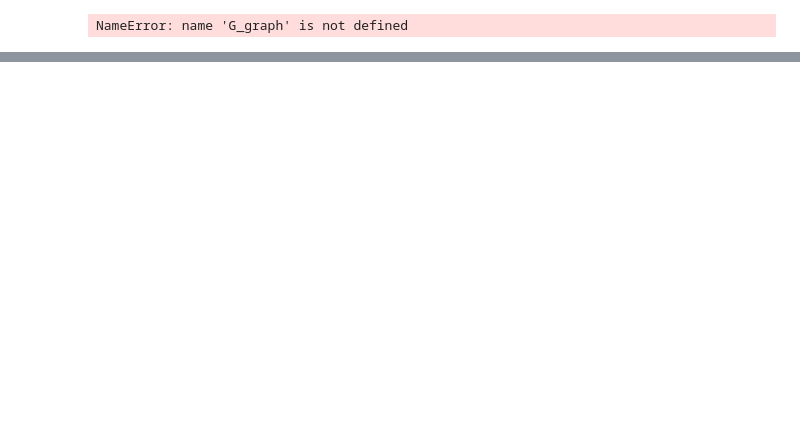
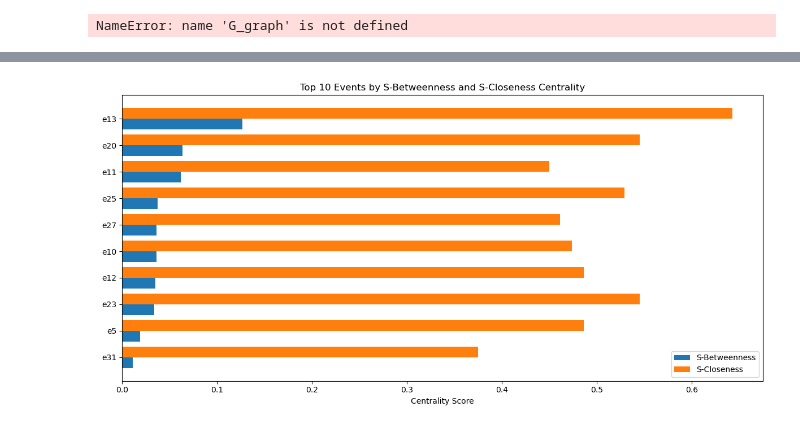
Before and after one commit to bellastewart/knowledge_graph, a Jupyter notebook: codependent.ipynb, the cells around one changed output, grey strips where cells are left out. Drawn from its saved outputs; the diff is of its cells as text; code cells hidden in the pictures; blank space fills up the shorter version.

```diff
--- a/codependent.ipynb
+++ b/codependent.ipynb
@@ -222,0 +237,6 @@ NameError: name 'G_graph' is not defined
+# %%
+H = H_hypergraph
+edge_sizes = {e: len(H.edges[e]) for e in H.edges}
+
+for edge, size in edge_sizes.items():
+    print(f"{edge}: {size}")
@@ -222,0 +314,47 @@ NameError: name 'G_graph' is not defined
+# %%
+import matplotlib.pyplot as plt
+import pandas as pd
+from hypernetx.algorithms.s_centrality_measures import (
+    s_betweenness_centrality,
+    s_closeness_centrality
+)
+
+# Compute s=1 centralities
+s = 1
+bet_centrality = s_betweenness_centrality(H, s=s)
+close_centrality = s_closeness_centrality(H, s=s)
+
+# Combine into a DataFrame
+df = pd.DataFrame([
+    {
+        "Event": node,
+        "S-Betweenness Centrality": bet_centrality.get(node, 0.0),
+        "S-Closeness Centrality": close_centrality.get(node, 0.0)
+    }
+    for node in set(bet_centrality) | set(close_centrality)
+])
+
+# Sort and take top N
+N = 10  # Change this number as desired
+df_top = df.sort_values(by="S-Betweenness Centrality", ascending=False).head(N)
+
+# Plot
+fig, ax = plt.subplots(figsize=(12, 6))
+bar_width = 0.4
+x = range(len(df_top))
+
+# Plot bars
+ax.barh([i + bar_width for i in x], df_top["S-Betweenness Centrality"], bar_width, label="S-Betweenness")
+ax.barh(x, df_top["S-Closeness Centrality"], bar_width, label="S-Closeness")
+
+# Labeling
+ax.set_yticks([i + bar_width / 2 for i in x])
+ax.set_yticklabels(df_top["Event"])
+ax.invert_yaxis()
+ax.set_xlabel("Centrality Score")
+ax.set_title(f"Top {N} Events by S-Betweenness and S-Closeness Centrality")
+ax.legend()
+plt.tight_layout()
+plt.show()
+# %% [output]
+[figure, added]
```
Also changed, not shown: parts of 25 cells of this notebook, 7 other files.
